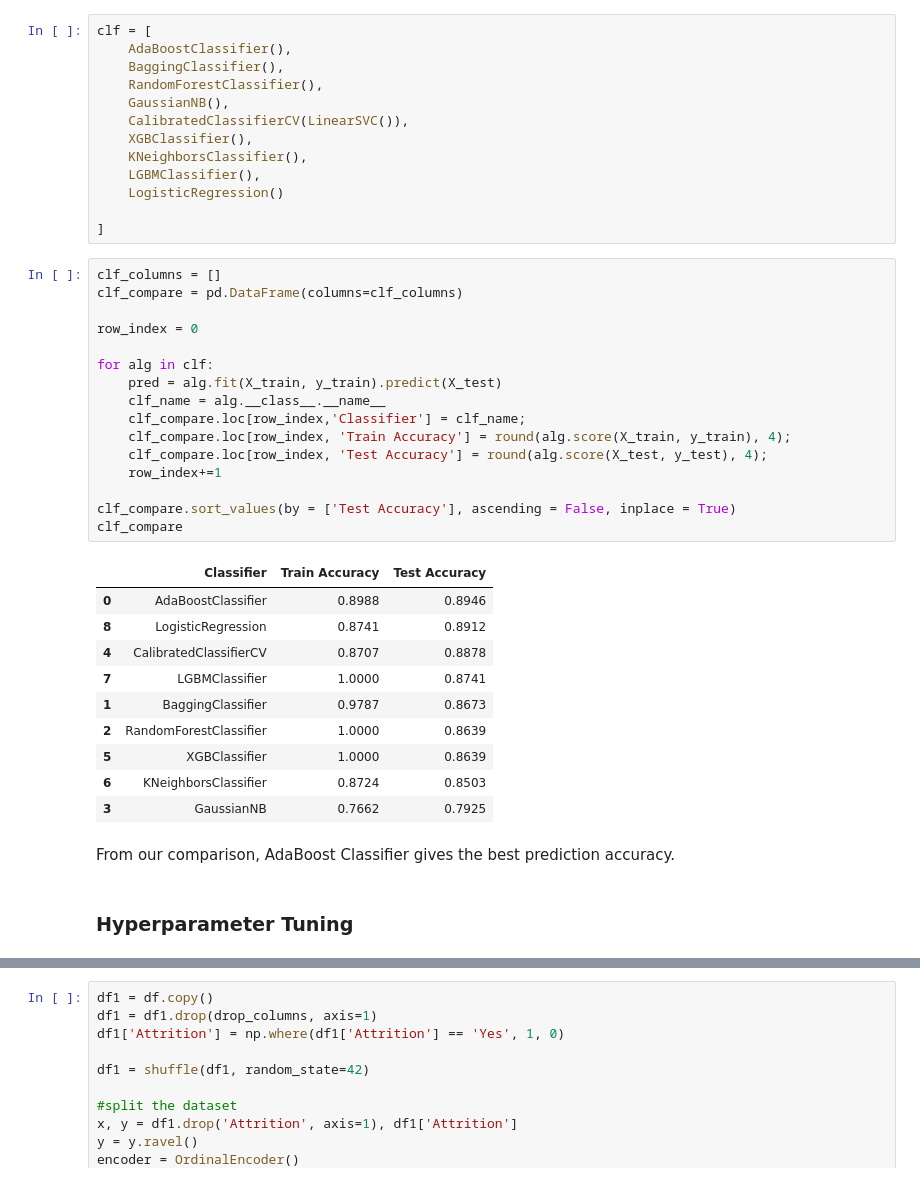
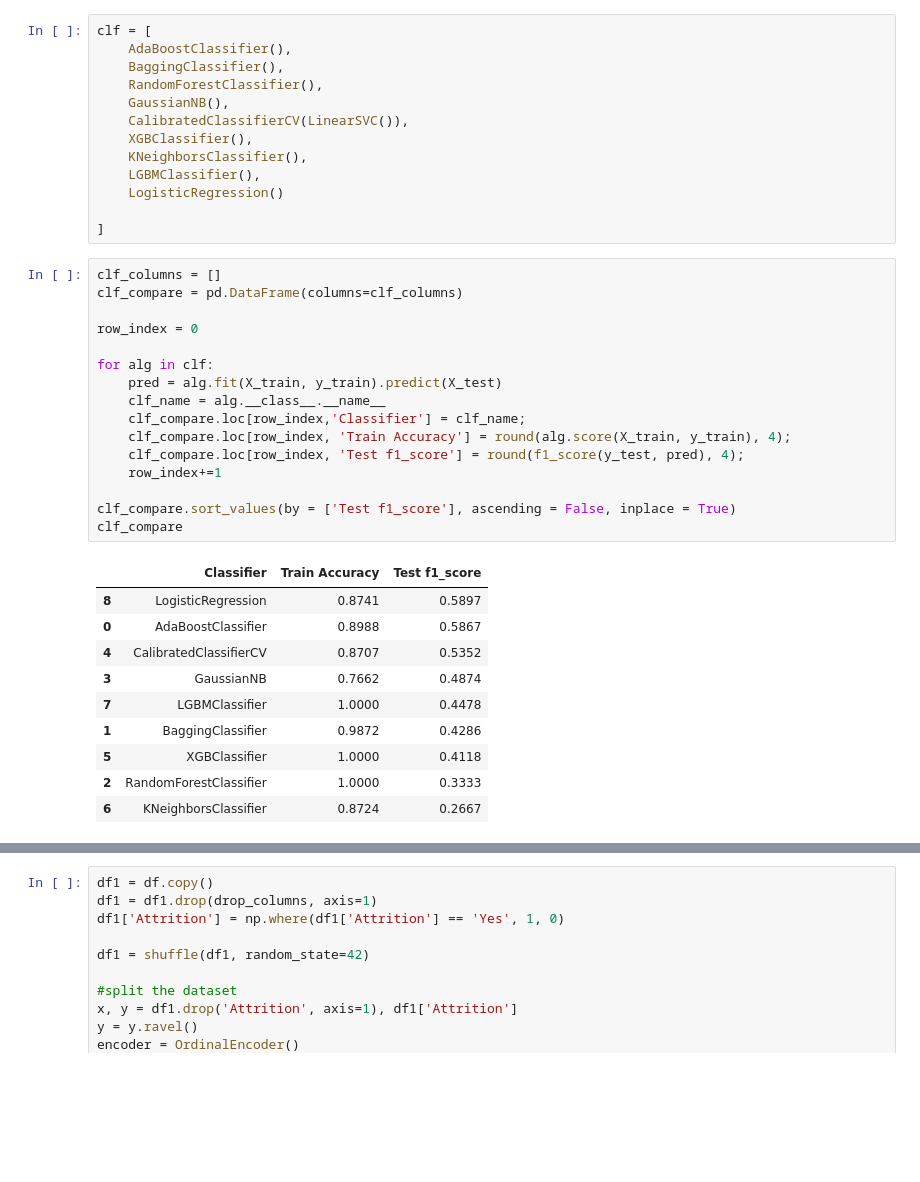
Before and after one commit to Imokut/SVM, a Jupyter notebook: main.ipynb, the cells around one changed output, grey strips where cells are left out. Cells and saved outputs as stored; diff of their text form; blank space fills up the shorter version.

```diff
--- a/main.ipynb
+++ b/main.ipynb
@@ -565,31 +579,27 @@ clf = [
 # %%
 clf_columns = []
 clf_compare = pd.DataFrame(columns=clf_columns)
 
 row_index = 0
 
 for alg in clf:
     pred = alg.fit(X_train, y_train).predict(X_test)
     clf_name = alg.__class__.__name__
     clf_compare.loc[row_index,'Classifier'] = clf_name;
     clf_compare.loc[row_index, 'Train Accuracy'] = round(alg.score(X_train, y_train), 4);
-    clf_compare.loc[row_index, 'Test Accuracy'] = round(alg.score(X_test, y_test), 4);
+    clf_compare.loc[row_index, 'Test f1_score'] = round(f1_score(y_test, pred), 4);
     row_index+=1
 
-clf_compare.sort_values(by = ['Test Accuracy'], ascending = False, inplace = True)
+clf_compare.sort_values(by = ['Test f1_score'], ascending = False, inplace = True)
 clf_compare
 # %% [output]
-|  | Classifier | Train Accuracy | Test Accuracy |
-| 0 | AdaBoostClassifier | 0.8988 | 0.8946 |
-| 8 | LogisticRegression | 0.8741 | 0.8912 |
-| 4 | CalibratedClassifierCV | 0.8707 | 0.8878 |
-| 7 | LGBMClassifier | 1.0000 | 0.8741 |
-| 1 | BaggingClassifier | 0.9787 | 0.8673 |
-| 2 | RandomForestClassifier | 1.0000 | 0.8639 |
-| 5 | XGBClassifier | 1.0000 | 0.8639 |
-| 6 | KNeighborsClassifier | 0.8724 | 0.8503 |
-| 3 | GaussianNB | 0.7662 | 0.7925 |
+|  | Classifier | Train Accuracy | Test f1_score |
+| 8 | LogisticRegression | 0.8741 | 0.5897 |
+| 0 | AdaBoostClassifier | 0.8988 | 0.5867 |
+| 4 | CalibratedClassifierCV | 0.8707 | 0.5352 |
+| 3 | GaussianNB | 0.7662 | 0.4874 |
+| 7 | LGBMClassifier | 1.0000 | 0.4478 |
+| 1 | BaggingClassifier | 0.9872 | 0.4286 |
+| 5 | XGBClassifier | 1.0000 | 0.4118 |
+| 2 | RandomForestClassifier | 1.0000 | 0.3333 |
+| 6 | KNeighborsClassifier | 0.8724 | 0.2667 |
-# %% [markdown]
-From our comparison, AdaBoost Classifier gives the best prediction accuracy.
-# %% [markdown]
-### Hyperparameter Tuning
```
Also changed, not shown: parts of 24 cells of this notebook.
